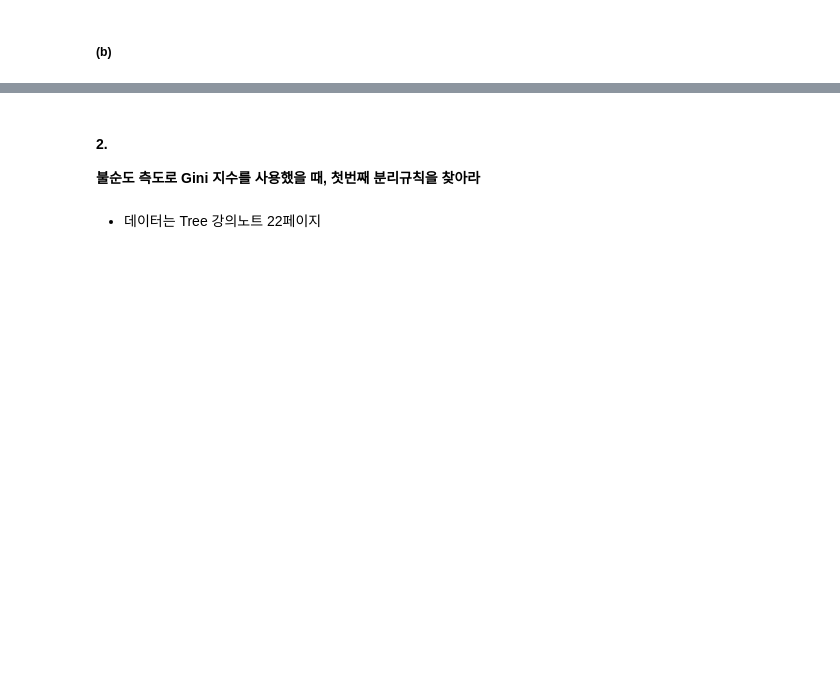
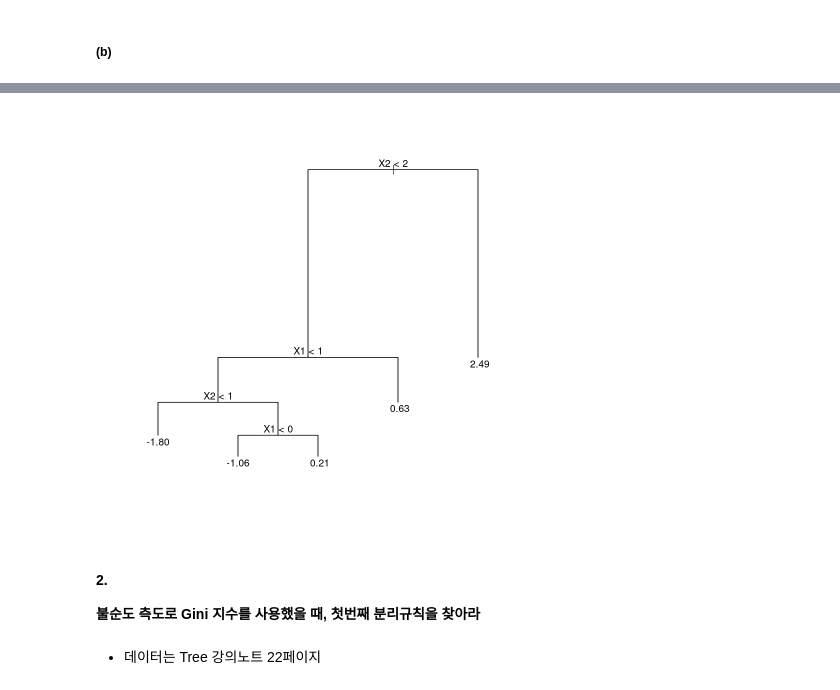
Before and after one commit to kimha02/ham, a Jupyter notebook: _notebooks/2022-05-23-datamining_hw.ipynb, the cells around one changed output, grey strips where cells are left out. Saved outputs shown, nothing was run; the diff lists cells and outputs as text; code cells hidden in the pictures; blank space fills up the shorter version.

```diff
--- a/_notebooks/2022-05-23-datamining_hw.ipynb
+++ b/_notebooks/2022-05-23-datamining_hw.ipynb
@@ -72,0 +80,6 @@ text(tree_a)
+# %%
+Y=c(-1.8, 0.63, -1.06, 0.21, 2.49)
+X1=c(0.5,1.5,-0.5,0.5,2.5)
+X2=c(0.5,0.5,1.5,1.5,2.5)
+# %%
+B<-cbind(Y,X1,X2);B
@@ -72,0 +94,5 @@ text(tree_a)
+# %%
+out<-rbind(B,B,B,B,B,B,B,B,B,B,B,B,B,B,B,B,B,B,B,B,B,B,B,B,B)
+out<-as.data.frame(out)
+# %%
+tree_out<- tree(Y ~ ., data=out);tree_out
@@ -72,0 +112,5 @@ text(tree_a)
+# %%
+plot(tree_out)
+text(tree_out)
+# %% [output]
+[figure, added]
```
Also changed, not shown: parts of 26 cells of this notebook, 1 other file.
